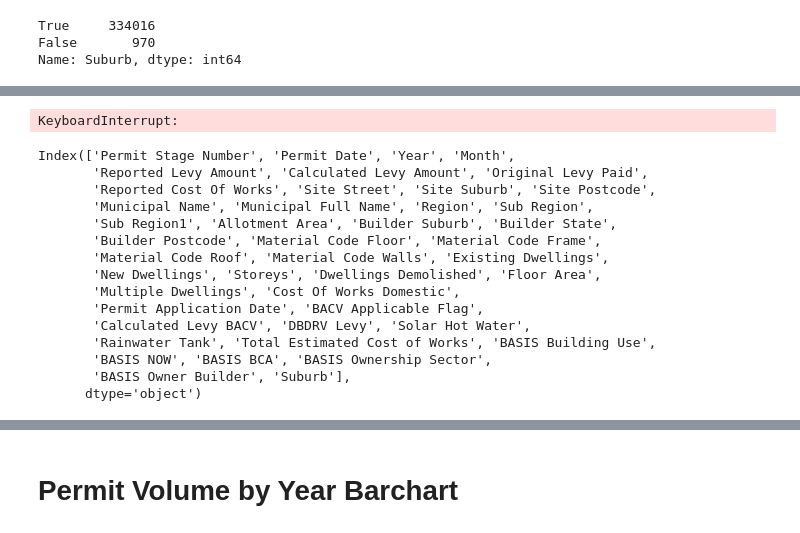
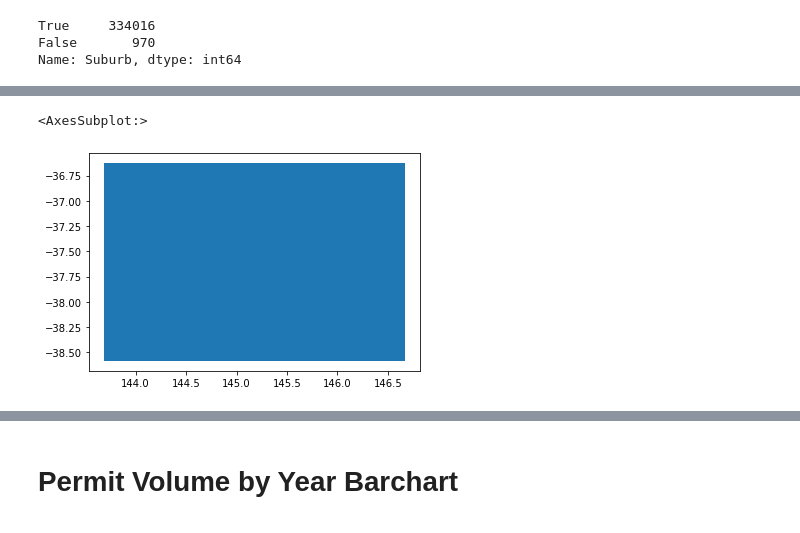
Before and after one commit to CaroPattle/bicycle_data_melbourne, a Jupyter notebook: planning_permits/planning_permit_analysis.ipynb, the cells around one changed output, grey strips where cells are left out. Cells and saved outputs as stored; diff of their text form; code cells hidden in the pictures.

Commit message:
updated analysis w/ choropleth

```diff
--- a/planning_permits/planning_permit_analysis.ipynb
+++ b/planning_permits/planning_permit_analysis.ipynb
@@ -680,9 +695,0 @@ array(['Metropolitan', 'Rural'], dtype=object)
-# %%
-fig = px.choropleth(suburb_year_counts,
-                   locations=suburb_year_counts.index,
-                   geojson=suburb_year_counts['geometry'].to_crs(epsg=4326).__geo_interface__,
-                   animation_frame=suburb_year_counts['Year'],
-                   color=suburb_year_counts["Permits"])
-fig
-# %% [output]
-KeyboardInterrupt:
@@ -724,18 +696,9 @@ KeyboardInterrupt:
-# %%
-df.columns
-# %% [output]
-Index(['Permit Stage Number', 'Permit Date', 'Year', 'Month',
-       'Reported Levy Amount', 'Calculated Levy Amount', 'Original Levy Paid',
-       'Reported Cost Of Works', 'Site Street', 'Site Suburb', 'Site Postcode',
-       'Municipal Name', 'Municipal Full Name', 'Region', 'Sub Region',
-       'Sub Region1', 'Allotment Area', 'Builder Suburb', 'Builder State',
-       'Builder Postcode', 'Material Code Floor', 'Material Code Frame',
-       'Material Code Roof', 'Material Code Walls', 'Existing Dwellings',
-       'New Dwellings', 'Storeys', 'Dwellings Demolished', 'Floor Area',
-       'Multiple Dwellings', 'Cost Of Works Domestic',
-       'Permit Application Date', 'BACV Applicable Flag',
-       'Calculated Levy BACV', 'DBDRV Levy', 'Solar Hot Water',
-       'Rainwater Tank', 'Total Estimated Cost of Works', 'BASIS Building Use',
-       'BASIS NOW', 'BASIS BCA', 'BASIS Ownership Sector',
-       'BASIS Owner Builder', 'Suburb'],
-      dtype='object')
+# %%
+# a bounding box focusing on Metropolitan centres surrounding Melbourne including Ballarat, Bendigo, Geelong, and Traralgon
+from shapely.geometry import Polygon
+metropolitan_bbox = Polygon([(143.6907440185,-38.5858733556),(146.6680389404,-38.5858733556),(146.6680389404,-36.6277818592),(143.6907440185,-36.6277818592),(143.6907440185,-38.5858733556)])
+gdf_metro = gpd.GeoDataFrame([1], geometry=[metropolitan_bbox], crs=4326)
+gdf_metro.plot()
+# %% [output]
+<AxesSubplot:>
+[figure, added]
```
Also changed, not shown: parts of 25 cells of this notebook.
